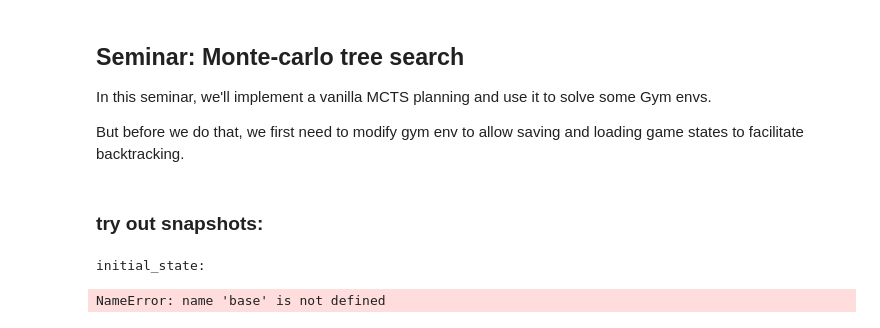
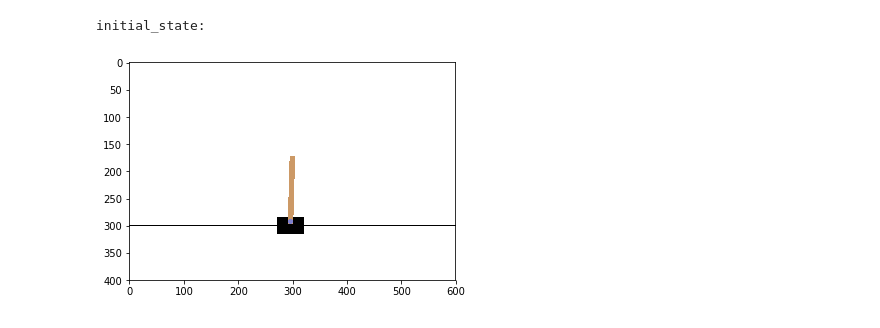
Before and after one commit to FelixKleineBoesing/gymTraining, a Jupyter notebook: src/practice_mcts.ipynb, the cells around one changed output. Cells and saved outputs as stored; diff of their text form; code cells hidden in the pictures.

```diff
--- a/src/practice_mcts.ipynb
+++ b/src/practice_mcts.ipynb
@@ -17,9 +13,3 @@ import matplotlib.pyplot as plt
-# %% [markdown]
-## Seminar: Monte-carlo tree search
-
-In this seminar, we'll implement a vanilla MCTS planning and use it to solve some Gym envs.
-
-But before we do that, we first need to modify gym env to allow saving and loading game states to facilitate backtracking.
 # %%
 from gym.core import Wrapper
 from pickle import dumps,loads
@@ -96,8 +86,6 @@ class WithSnapshots(Wrapper):
         return ActionResult(next_snapshot,    #fill in the variables
                             s,
                             r, done, info)
-# %% [markdown]
-### try out snapshots:
 # %%
 # make env
 env = WithSnapshots(gym.make("CartPole-v0"))
@@ -106,15 +94,14 @@ env.reset()
 n_actions = env.action_space.n
 # %%
 print("initial_state:")
-arr = env.render('rgb_array')
-plt.imshow(arr)
+plt.imshow(env.render('rgb_array'))
 env.close()
 
 # create first snapshot
 snap0 = env.get_snapshot()
 # %% [output]
 initial_state:
-NameError: name 'base' is not defined
+[figure, added]
 # %%
 # play without making snapshots (faster)
 while True:
```
Also changed, not shown: parts of 16 cells of this notebook, 2 other files.
